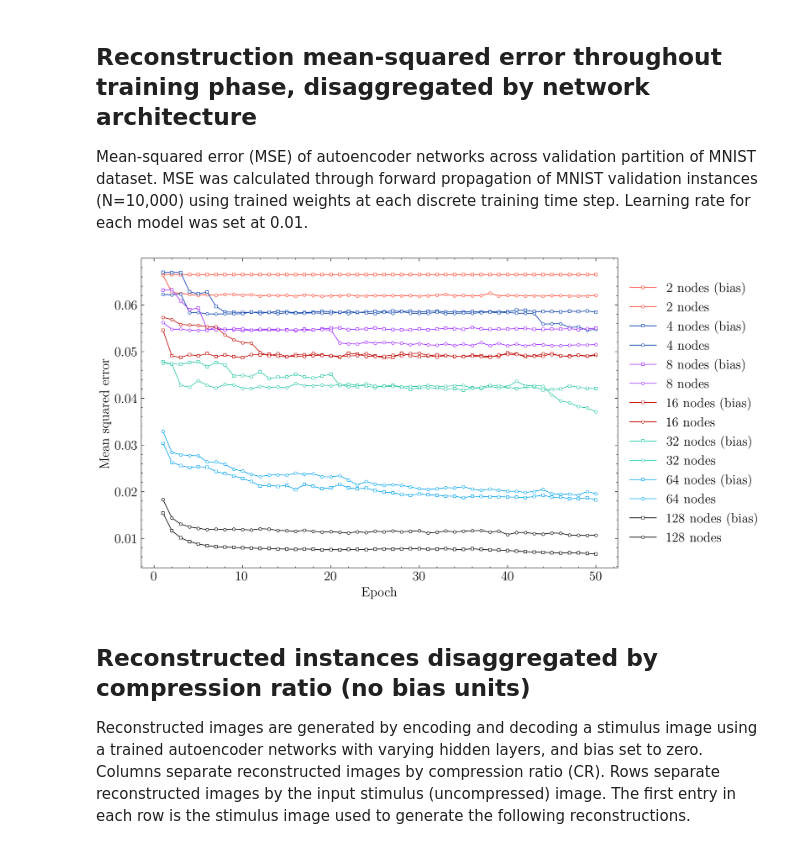
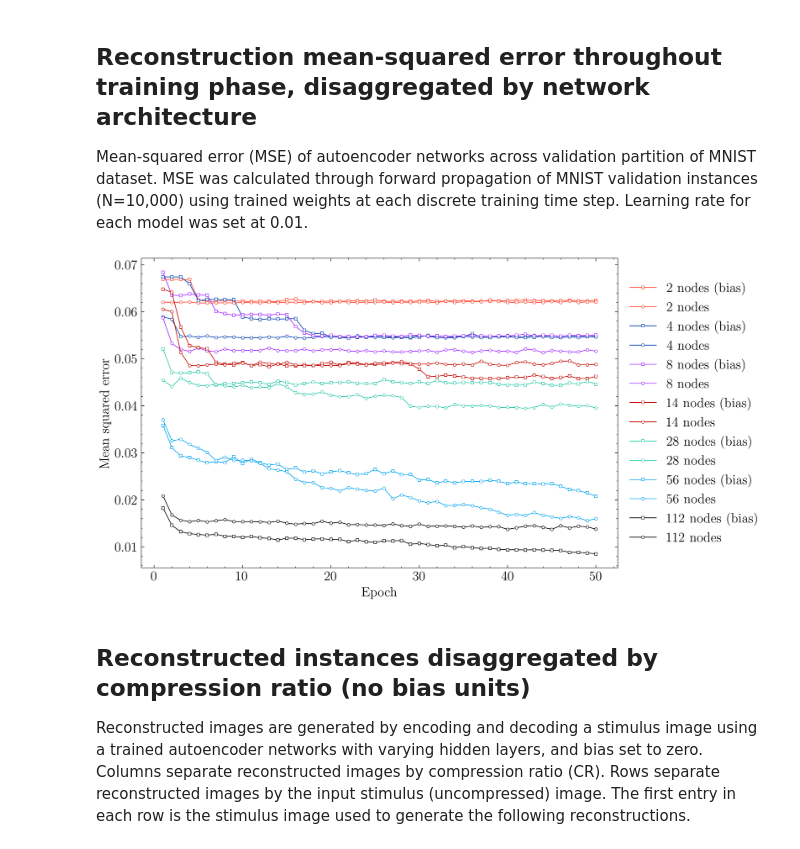
Before and after one commit to HRSAndrabi/autoencoder-compression-ratios, a Jupyter notebook: src/main.ipynb, the cells around one changed output. Cells and saved outputs as stored; diff of their text form; code cells hidden in the pictures.

Commit message:
Reproduce figures for new set of models.

```diff
--- a/src/main.ipynb
+++ b/src/main.ipynb
@@ -448,7 +448,7 @@ Mean-squared error (MSE) of autoencoder networks across validation partition of
 # %%
 with plt.style.context("science"):
 	plt.figure(figsize=(9,6), dpi=300)
-	for hl_i, hl in enumerate([2, 4, 8, 16, 32, 64, 128]):
+	for hl_i, hl in enumerate([2, 4, 8, 14, 28, 56, 112]):
 		for bias_i, bias in enumerate([True, False]):
 			if bias:
 				model_name = f"hl_{hl}_bias"
@@ -457,34 +457,34 @@ with plt.style.context("science"):
 				model_name = f"hl_{hl}"
 				plot_label = f"{hl} nodes"
 			model = AutoEncoder()
 			model.load(
 				path_to_spec=f"./models/{model_name}.json",
 				print_summary=False,
 			)
 			mse = model.spec["loss"]
 			plt.plot(
 				[*range(1, len(mse)+1)],
 				mse,
 				color=COLORS[hl_i],
 				marker=MARKERS[bias_i],
 				markerfacecolor="#ffffff",
 				markersize=3,
 				linewidth=0.7,
 				markeredgewidth=0.5,
 				label=plot_label
 			)
 
 	plt.tick_params(labelsize=14)
 	plt.xlabel("Epoch", fontsize=14)
 	plt.ylabel("Mean squared error",fontsize=14)
 	plt.legend(loc="center left", bbox_to_anchor=(1, 0.5), ncol=1, fontsize=14)
 	plt.savefig(
 		fname=f"../manuscript/graphics/model_loss.pdf",
 		dpi=300,
 	)
 	plt.show()
 # %% [output]
-[figure, old version]
+[figure, new version]
 # %% [markdown]
 ## Reconstructed instances disaggregated by compression ratio (no bias units)
 
```
Also changed, not shown: parts of 4 cells of this notebook, 13 other files.
